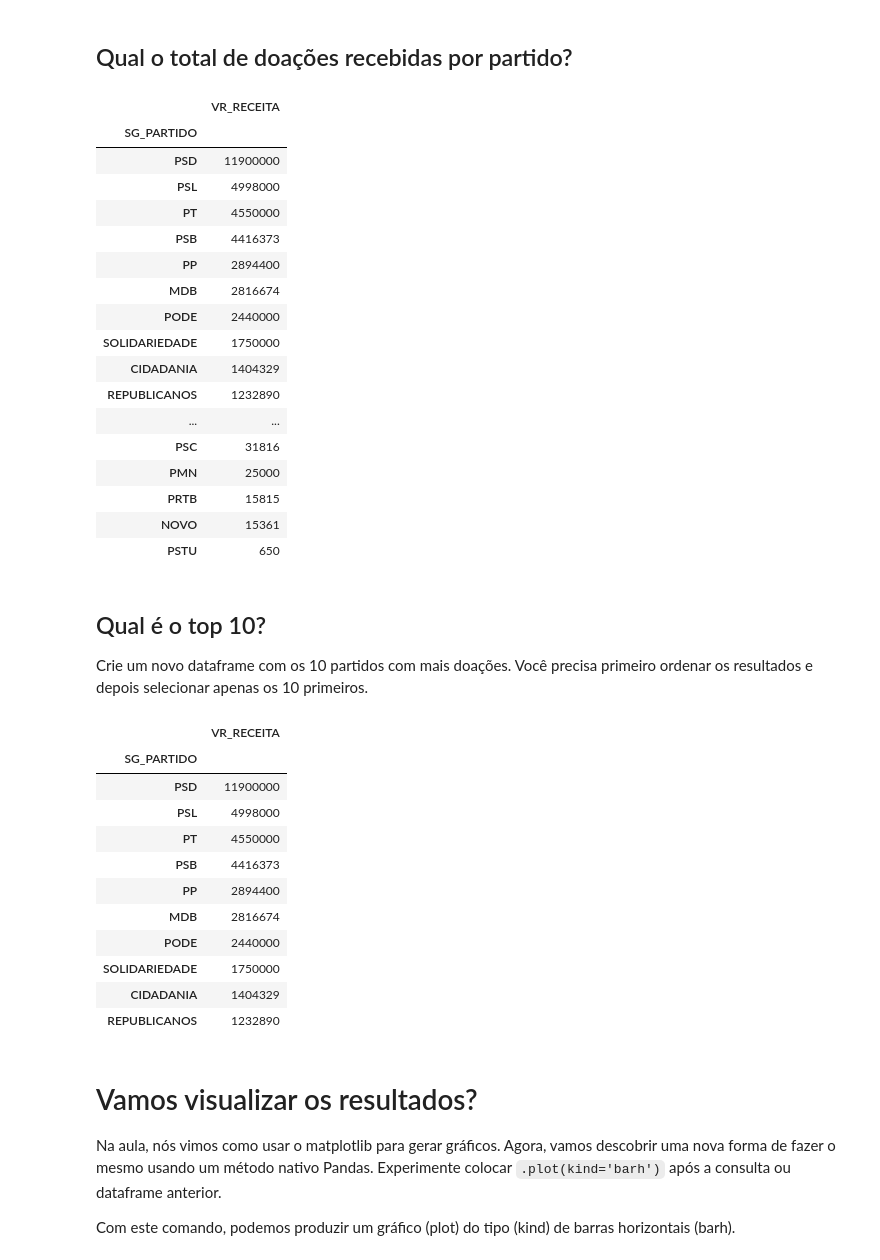
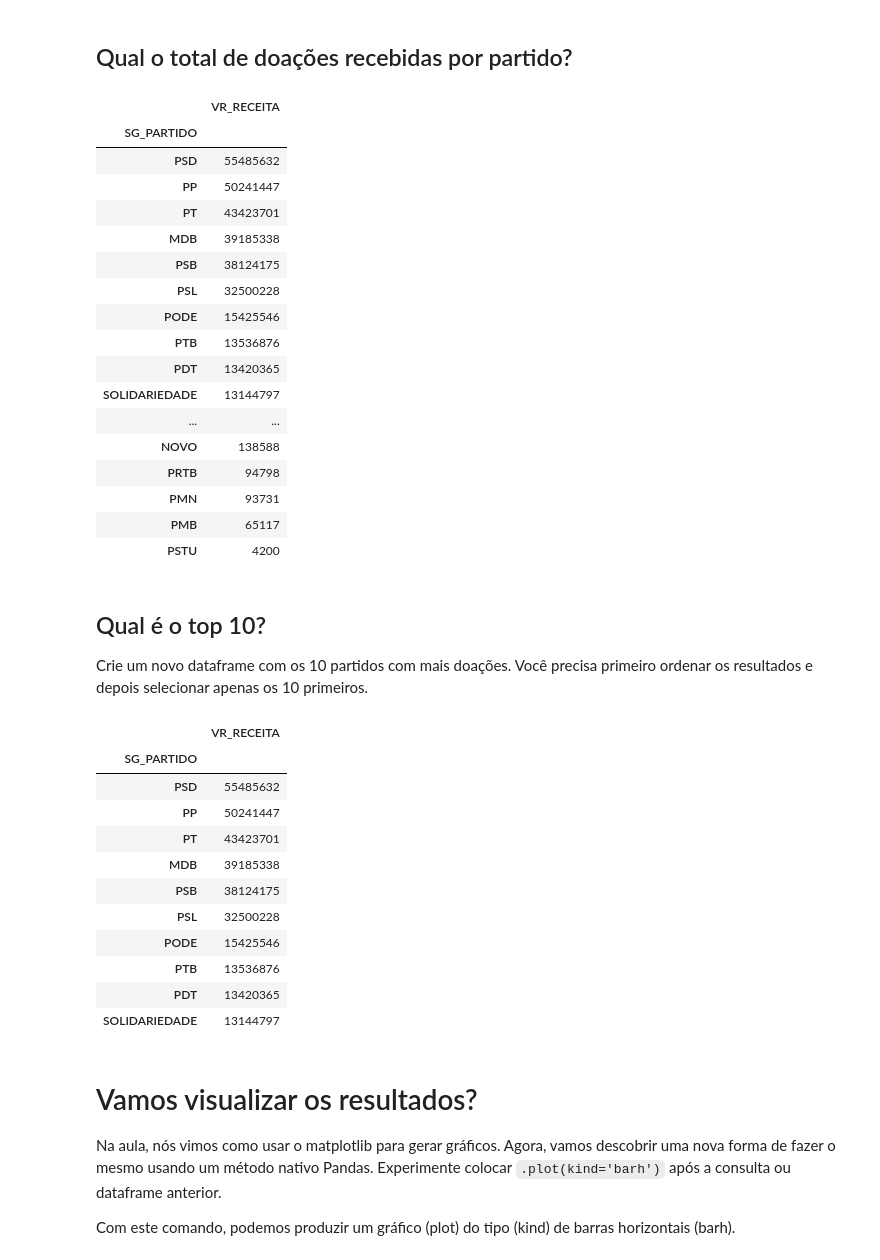
Before and after one commit to rg0wv0/python-inovacao-civica, a Jupyter notebook: semana_2/desafio/desafio.ipynb, the cells around one changed output. Drawn from its saved outputs; the diff is of its cells as text; code cells hidden in the pictures.

```diff
--- a/semana_2/desafio/desafio.ipynb
+++ b/semana_2/desafio/desafio.ipynb
@@ -206,45 +207,45 @@ microdados[['SG_UF', 'TIPO_DOADOR', 'VR_RECEITA']].groupby(['SG_UF', 'TIPO_DOADO
 # %% [markdown]
 ## Qual o total de doações recebidas por partido?
 # %%
-microdados[['SG_PARTIDO', 'VR_RECEITA']].groupby(['SG_PARTIDO']).max().sort_values(by='VR_RECEITA', ascending=False)
+microdados[['SG_PARTIDO', 'VR_RECEITA']].groupby(['SG_PARTIDO']).sum().sort_values(by='VR_RECEITA', ascending=False)
 # %% [output]
 |  | VR_RECEITA |
 | SG_PARTIDO |  |
-| PSD | 11900000 |
-| PSL | 4998000 |
-| PT | 4550000 |
-| PSB | 4416373 |
-| PP | 2894400 |
-| MDB | 2816674 |
-| PODE | 2440000 |
-| SOLIDARIEDADE | 1750000 |
-| CIDADANIA | 1404329 |
-| REPUBLICANOS | 1232890 |
+| PSD | 55485632 |
+| PP | 50241447 |
+| PT | 43423701 |
+| MDB | 39185338 |
+| PSB | 38124175 |
+| PSL | 32500228 |
+| PODE | 15425546 |
+| PTB | 13536876 |
+| PDT | 13420365 |
+| SOLIDARIEDADE | 13144797 |
 | ... | ... |
-| PSC | 31816 |
-| PMN | 25000 |
-| PRTB | 15815 |
-| NOVO | 15361 |
-| PSTU | 650 |
+| NOVO | 138588 |
+| PRTB | 94798 |
+| PMN | 93731 |
+| PMB | 65117 |
+| PSTU | 4200 |
 # %% [markdown]
 ## Qual é o top 10?
 
 Crie um novo dataframe com os 10 partidos com mais doações. Você precisa primeiro ordenar os resultados e depois selecionar apenas os 10 primeiros.
 # %%
-microdados[['SG_PARTIDO', 'VR_RECEITA']].groupby(['SG_PARTIDO']).max().sort_values(by='VR_RECEITA', ascending=False).head(10)
+microdados[['SG_PARTIDO', 'VR_RECEITA']].groupby(['SG_PARTIDO']).sum().sort_values(by='VR_RECEITA', ascending=False).head(10)
 # %% [output]
 |  | VR_RECEITA |
 | SG_PARTIDO |  |
-| PSD | 11900000 |
-| PSL | 4998000 |
-| PT | 4550000 |
-| PSB | 4416373 |
-| PP | 2894400 |
-| MDB | 2816674 |
-| PODE | 2440000 |
-| SOLIDARIEDADE | 1750000 |
-| CIDADANIA | 1404329 |
-| REPUBLICANOS | 1232890 |
+| PSD | 55485632 |
+| PP | 50241447 |
+| PT | 43423701 |
+| MDB | 39185338 |
+| PSB | 38124175 |
+| PSL | 32500228 |
+| PODE | 15425546 |
+| PTB | 13536876 |
+| PDT | 13420365 |
+| SOLIDARIEDADE | 13144797 |
 # %% [markdown]
 # Vamos visualizar os resultados?
 Na aula, nós vimos como usar o matplotlib para gerar gráficos. Agora, vamos descobrir uma nova forma de fazer o mesmo usando um método nativo Pandas. Experimente colocar `.plot(kind='barh')` após a consulta ou dataframe anterior.
```
Also changed, not shown: parts of 2 cells of this notebook.
